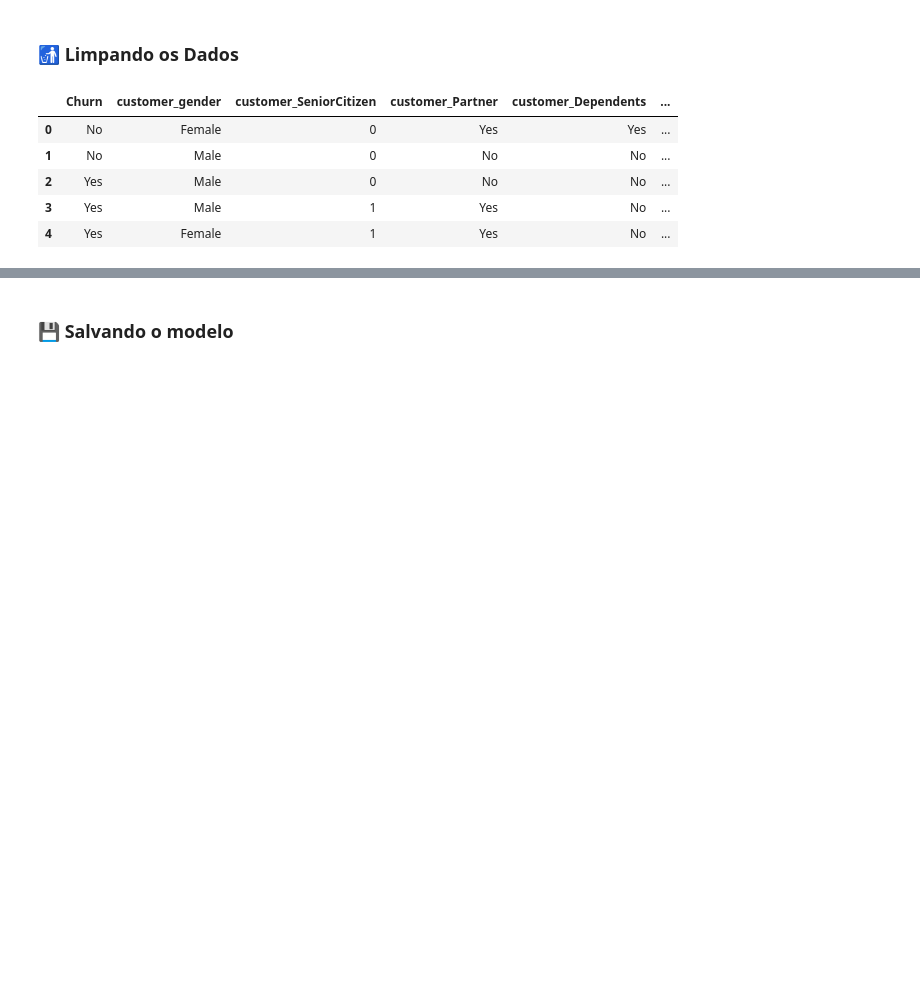
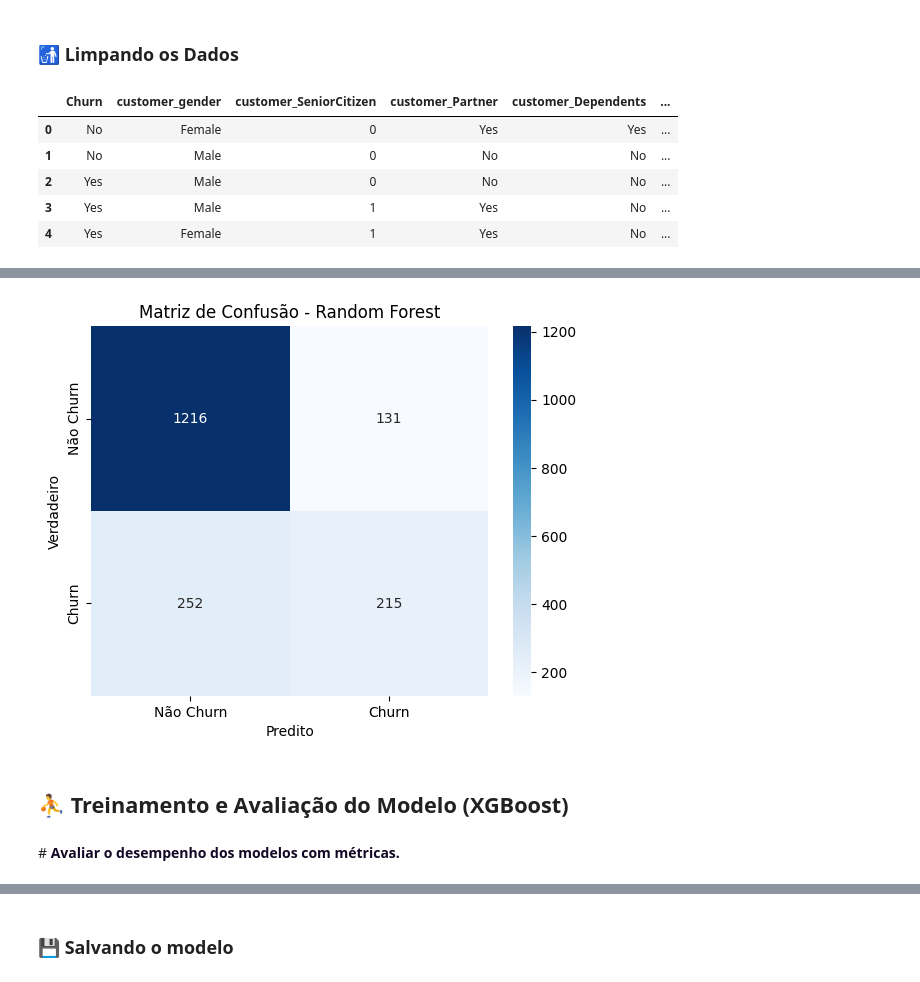
Before and after one commit to lfa-systems/Telecom-X-Parte-2, a Jupyter notebook: TelecomX_BR_Parte2.ipynb, the cells around one changed output, grey strips where cells are left out. Cells and saved outputs as stored; diff of their text form; code cells hidden in the pictures; blank space fills up the shorter version.

```diff
--- a/TelecomX_BR_Parte2.ipynb
+++ b/TelecomX_BR_Parte2.ipynb
@@ -162,0 +320,18 @@ df.head()
+# %%
+# Criando um pipeline completo com o pré-processamento e o modelo
+model_rf = Pipeline(steps=[
+    ('preprocessor', preprocessor),
+    ('classifier', RandomForestClassifier(random_state=42))
+])
+# %%
+# Definindo o grid de parâmetros para o GridSearchCV
+param_grid = {
+    'classifier__n_estimators': [100, 200, 300],
+    'classifier__max_depth': [10, 20, None],
+    'classifier__min_samples_split': [2, 5, 10],
+    'classifier__min_samples_leaf': [1, 2, 4]
+}
+# %%
+# Usando GridSearchCV para encontrar os melhores hiperparâmetros
+grid_search = GridSearchCV(model_rf, param_grid, cv=5, n_jobs=-1, verbose=1, scoring='f1')
+grid_search.fit(X_train, y_train)
@@ -162,0 +365,4 @@ df.head()
+# %%
+# Avaliando o modelo com os melhores parâmetros no conjunto de teste
+best_model_rf = grid_search.best_estimator_
+y_pred_rf = best_model_rf.predict(X_test)
@@ -162,0 +381,12 @@ df.head()
+# %%
+# Matriz de Confusão do Random Forest
+cm_rf = confusion_matrix(y_test, y_pred_rf)
+sns.heatmap(cm_rf, annot=True, fmt='d', cmap='Blues', xticklabels=['Não Churn', 'Churn'], yticklabels=['Não Churn', 'Churn'])
+plt.title('Matriz de Confusão - Random Forest')
+plt.xlabel('Predito')
+plt.ylabel('Verdadeiro')
+plt.show()
+# %% [output]
+[figure, added]
+# %% [markdown]
+## ⛹ Treinamento e Avaliação do Modelo (XGBoost)
@@ -162,0 +399,2 @@ df.head()
+# %% [markdown]
+#<font color='#120825'> **Avaliar o desempenho dos modelos com métricas.**
```
Also changed, not shown: parts of 58 cells of this notebook.
